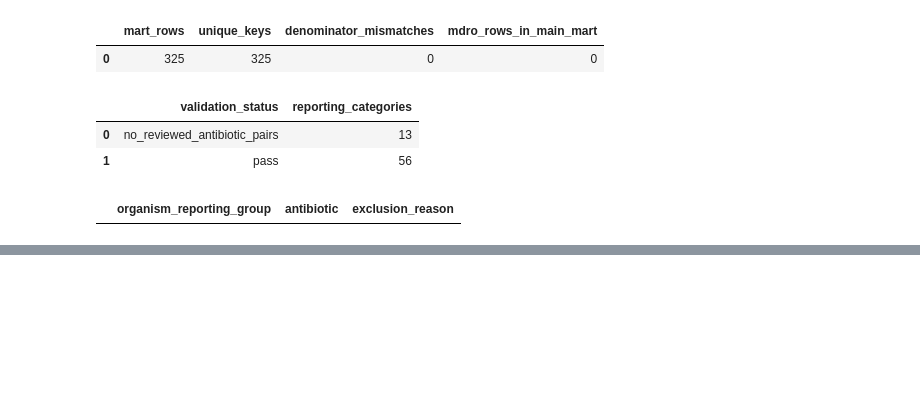
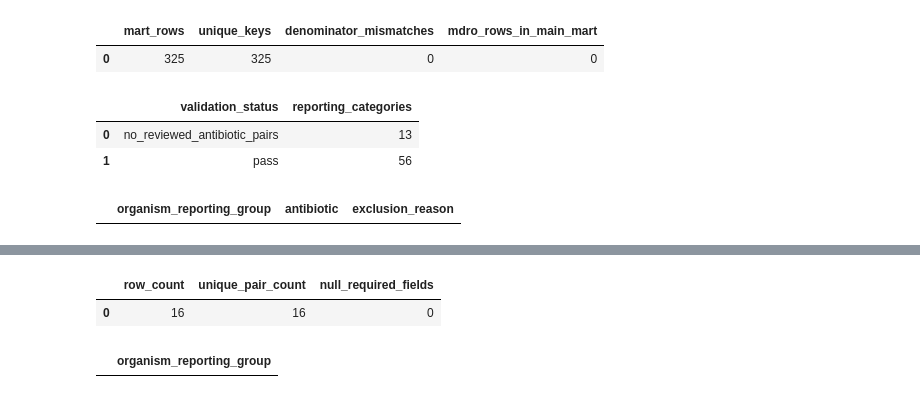
Before and after one commit to clarkbrendenj/ELT-Microbiology, a Jupyter notebook: notebooks/pipeline validation2/11_validate_mart_susceptibility.ipynb, the cells around one changed output, grey strips where cells are left out. Cells and saved outputs as stored; diff of their text form; code cells hidden in the pictures; blank space fills up the shorter version.

```diff
--- a/notebooks/pipeline validation2/11_validate_mart_susceptibility.ipynb
+++ b/notebooks/pipeline validation2/11_validate_mart_susceptibility.ipynb
@@ -623,3 +623,58 @@ order by
 | 16 | Klebsiella oxytoca | Ampicillin | expected_resistant | EUCAST expected resistant phenotype | Do not include in susceptibility ... |
 | 17 | Klebsiella pneumoniae | Ampicillin | expected_resistant | EUCAST expected resistant phenotype | Do not include in susceptibility ... |
 | 18 | Serratia marcescens | Cefoxitin | expected_resistant | EUCAST expected resistant phenotype | Do not include in susceptibility ... |
+# %%
+%sql
+select
+    count(*) as row_count,
+
+    count(distinct concat_ws(
+        '||',
+        organism_reporting_group,
+        antibiotic
+    )) as unique_pair_count,
+
+    sum(
+        case
+            when organism_reporting_group is null
+              or antibiotic is null
+              or exclusion_reason is null
+              or review_basis is null
+                then 1
+            else 0
+        end
+    ) as null_required_fields
+
+from workspace.micro_dev.organism_antibiotic_exclusions;
+# %% [output]
+|  | row_count | unique_pair_count | null_required_fields |
+| 0 | 16 | 16 | 0 |
+# %%
+%sql
+with reporting_organisms as (
+
+    select distinct
+        organism_reporting_group
+    from workspace.micro_dev.mart_susceptibility
+
+    union
+
+    select distinct
+        organism_base_name as organism_reporting_group
+    from workspace.micro_dev.mart_mdro
+
+)
+
+select
+    r.organism_reporting_group
+
+from reporting_organisms r
+
+left join workspace.micro_dev.organism_reporting_groups g
+    on r.organism_reporting_group = g.organism_reporting_group
+
+where g.organism_reporting_group is null
+
+order by r.organism_reporting_group;
+# %% [output]
+|  | organism_reporting_group |
```
Also changed, not shown: parts of 3 cells of this notebook, 7 other files.
